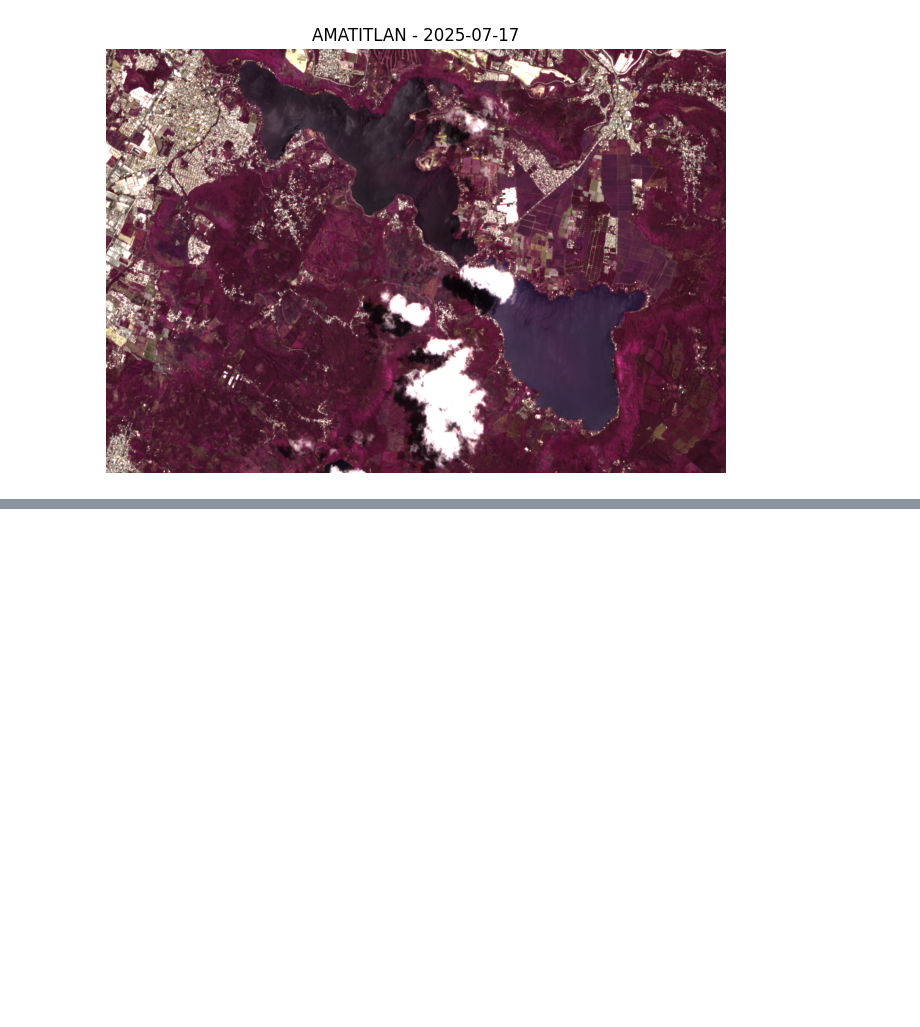
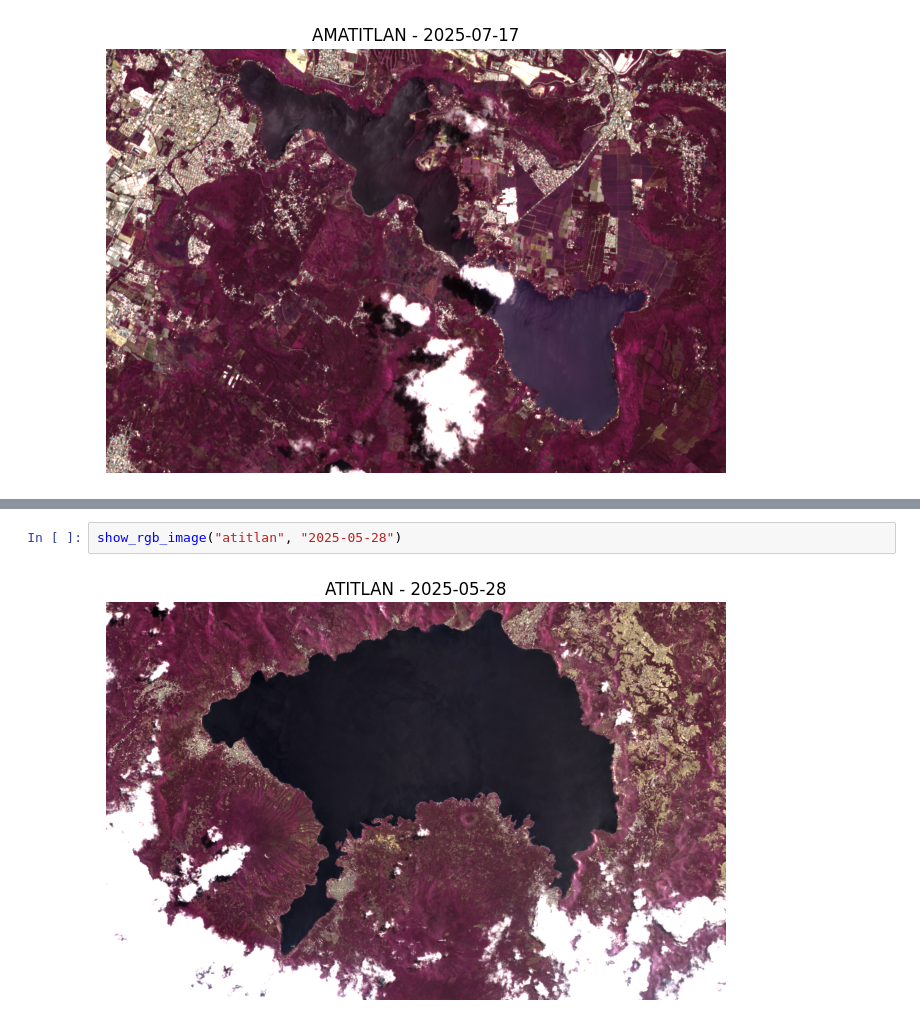
Before and after one commit to XavierLopez25/Lab04-DS, a Jupyter notebook: geoSpacialModels.ipynb, the cells around one changed output, grey strips where cells are left out. Saved outputs shown, nothing was run; the diff lists cells and outputs as text; blank space fills up the shorter version.

```diff
--- a/geoSpacialModels.ipynb
+++ b/geoSpacialModels.ipynb
@@ -292,3 +291,7 @@ classify_point("amatitlan", "2025-07-17", lon=-90.5716, lat=14.4631)
  'lon': -90.5716,
  'lat': 14.4631,
  'chl_proxy': 8.138187408447266}
+# %%
+show_rgb_image("atitlan", "2025-05-28")
+# %% [output]
+[figure, added]
```
Also changed, not shown: parts of 30 cells of this notebook.
